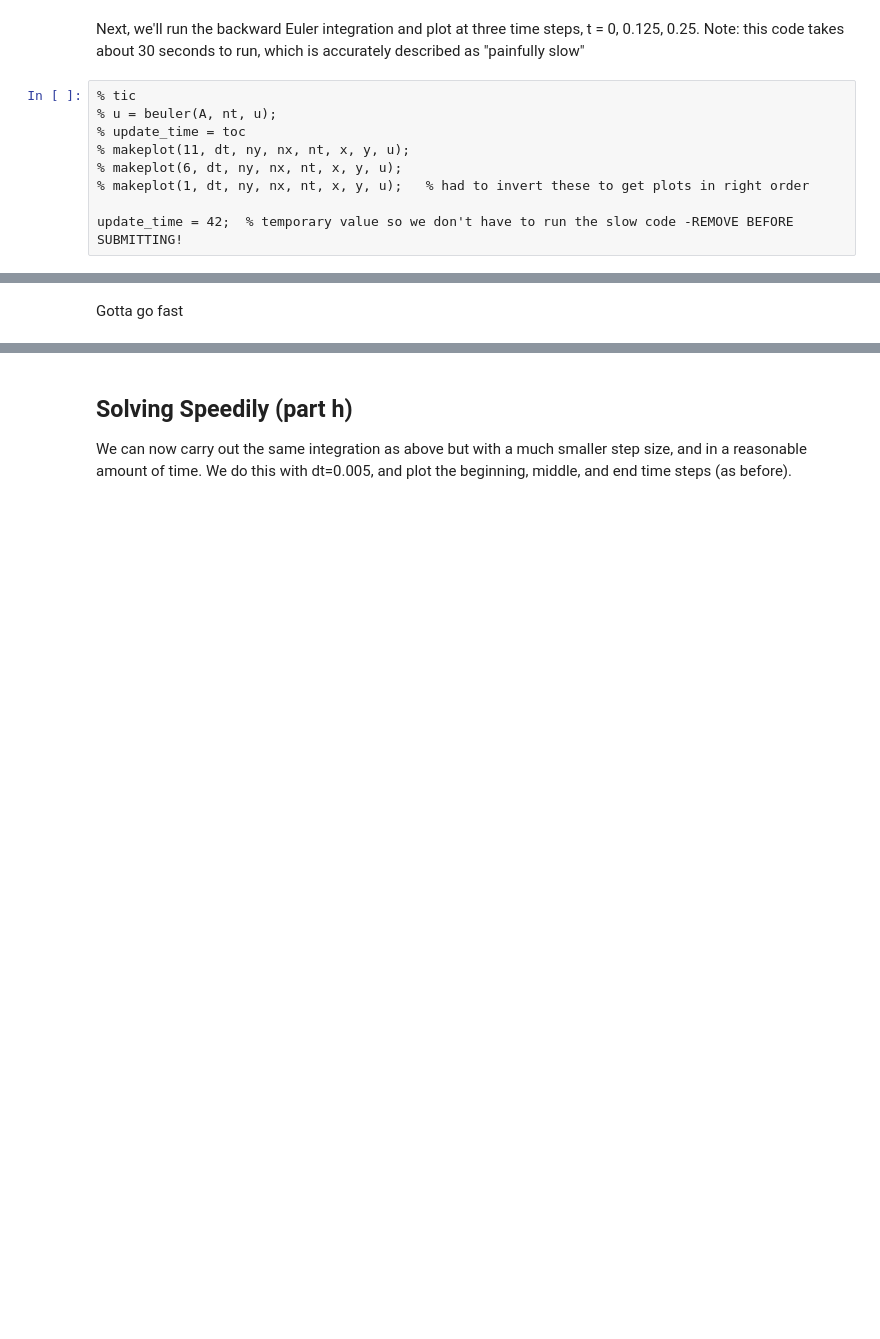
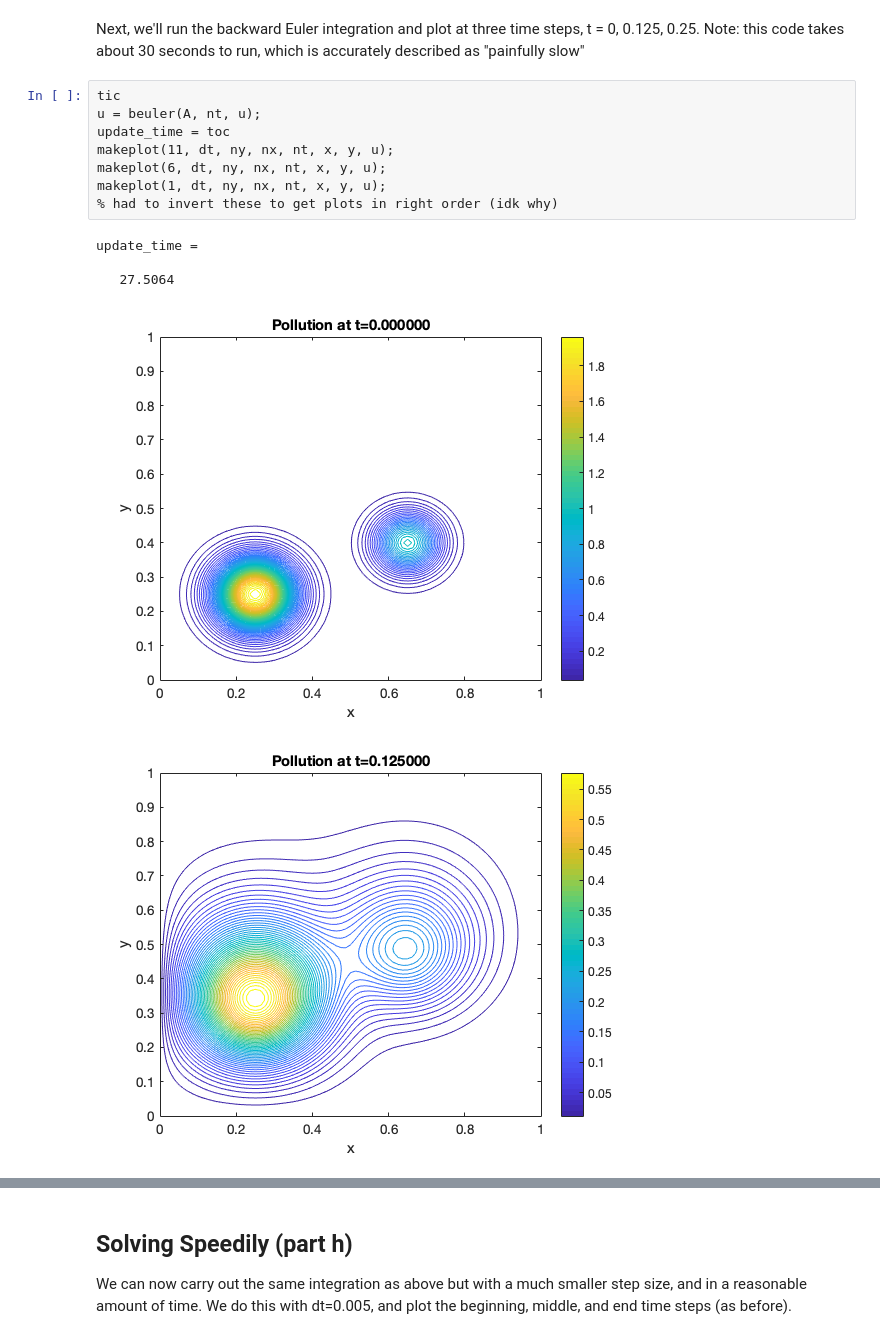
Before and after one commit to rlnsy/cs303-5b, a Jupyter notebook: CPSC 303 Problem Set 5b.ipynb, the cells around one changed output, grey strips where cells are left out. Saved outputs shown, nothing was run; the diff lists cells and outputs as text; blank space fills up the shorter version.

```diff
--- a/CPSC 303 Problem Set 5b.ipynb
+++ b/CPSC 303 Problem Set 5b.ipynb
@@ -126,11 +129,16 @@ Created file '/Users/rlindsay/Documents/School/18W2/CPSC 303/5b/makeplot.m'.
 # %% [markdown]
 Next, we'll run the backward Euler integration and plot at three time steps, t = 0, 0.125, 0.25. Note: this code takes about 30 seconds to run, which is accurately described as "painfully slow"
 # %%
-% tic
-% u = beuler(A, nt, u);
-% update_time = toc
-% makeplot(11, dt, ny, nx, nt, x, y, u);
-% makeplot(6, dt, ny, nx, nt, x, y, u);
-% makeplot(1, dt, ny, nx, nt, x, y, u);   % had to invert these to get plots in right order
-
-update_time = 42;  % temporary value so we don't have to run the slow code -REMOVE BEFORE SUBMITTING!
+tic
+u = beuler(A, nt, u);
+update_time = toc
+makeplot(11, dt, ny, nx, nt, x, y, u);
+makeplot(6, dt, ny, nx, nt, x, y, u);
+makeplot(1, dt, ny, nx, nt, x, y, u);
+% had to invert these to get plots in right order (idk why)
+# %% [output]
+update_time =
+
+   27.5064
+[figure, added]
+[figure, added]
@@ -137,2 +145,0 @@ update_time = 42;  % temporary value so we don't have to run the slow code -REMO
-# %% [markdown]
-Gotta go fast
```
Also changed, not shown: parts of 25 cells of this notebook, 2 other files.
